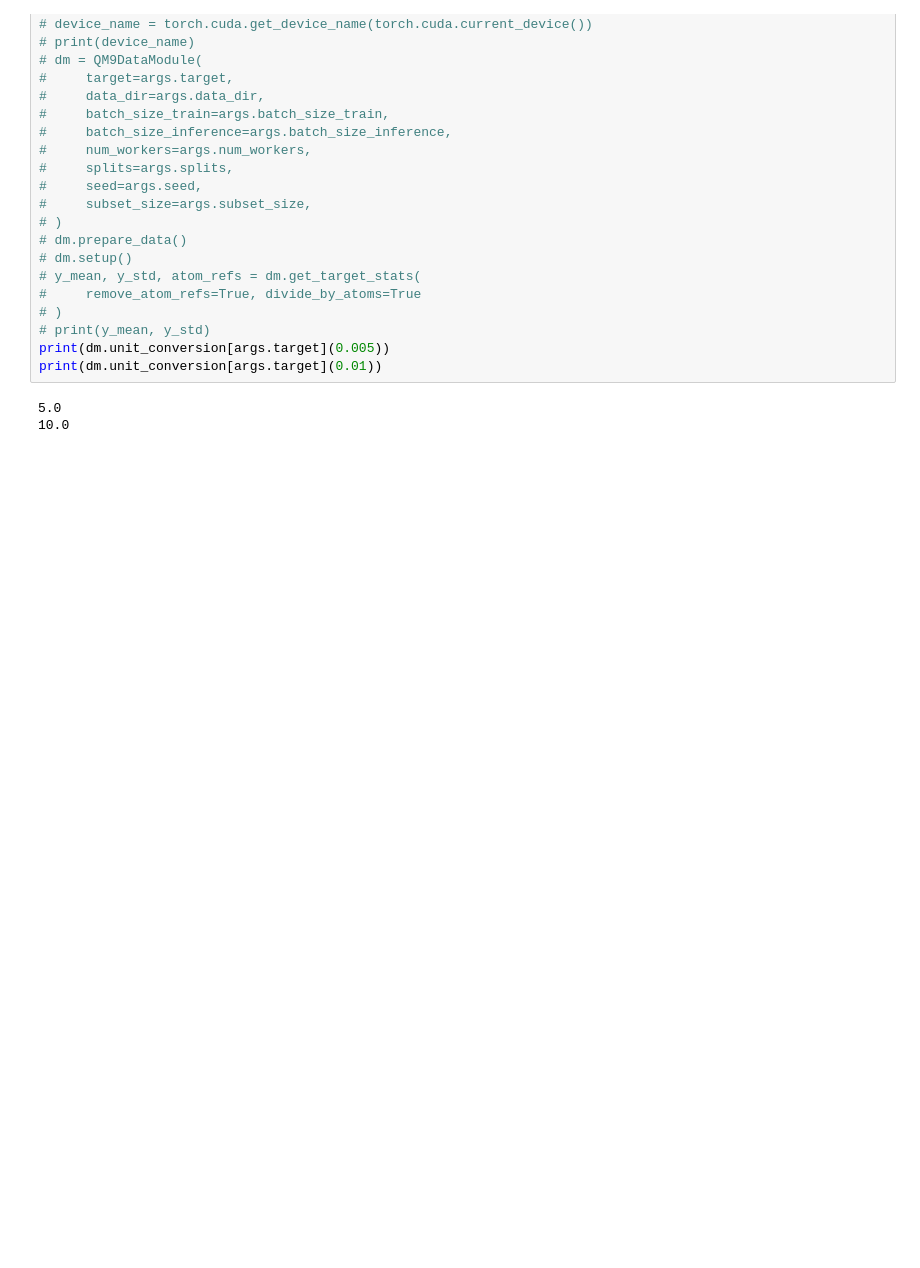
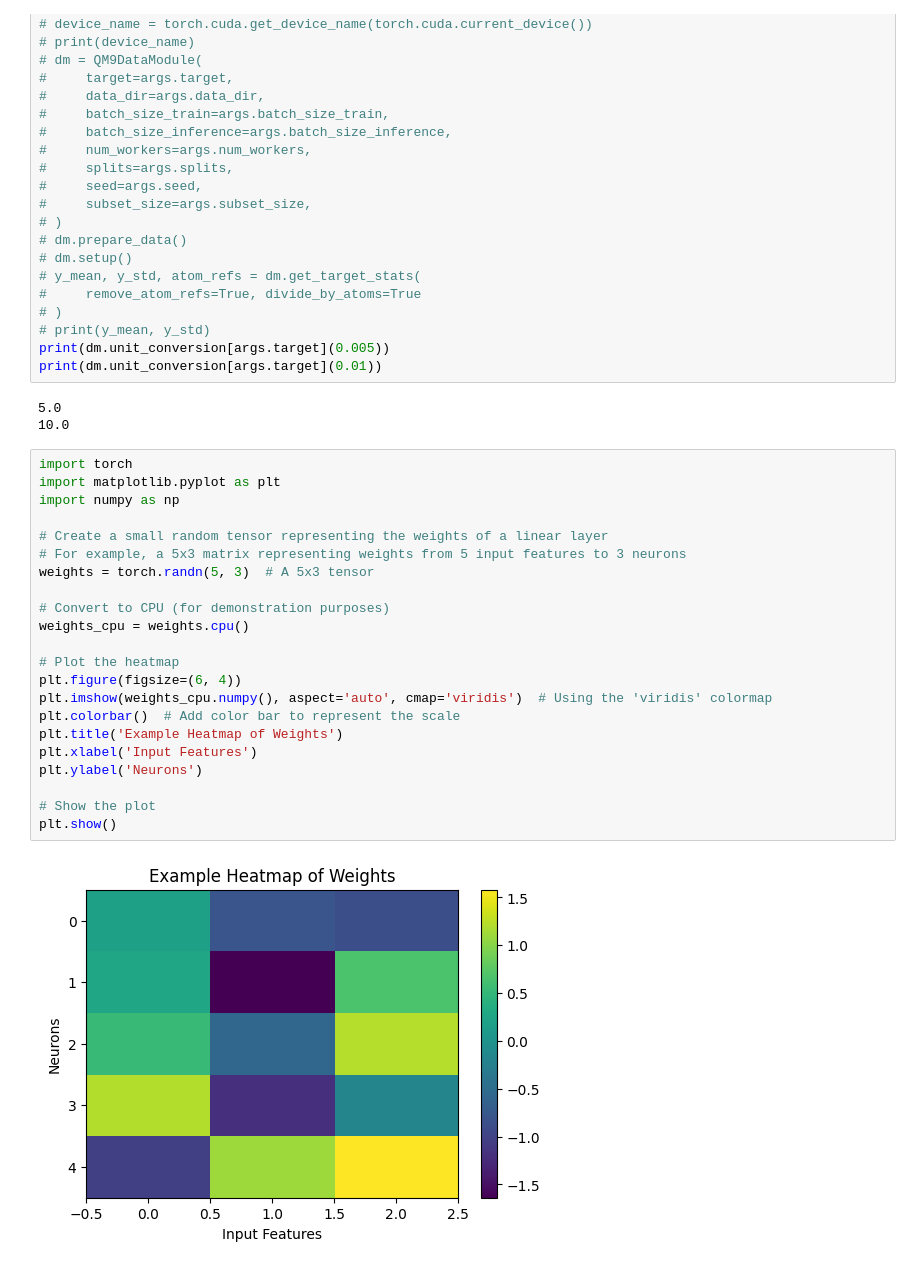
Before and after one commit to wen2720/02456_painn_project, a Jupyter notebook: notebookPaiNN.ipynb, the cells around one changed output. Cells and saved outputs as stored; diff of their text form; blank space fills up the shorter version.

```diff
--- a/notebookPaiNN.ipynb
+++ b/notebookPaiNN.ipynb
@@ -1124,3 +1126,27 @@ print(dm.unit_conversion[args.target](0.01))
 # %% [output]
 5.0
 10.0
+# %%
+import torch
+import matplotlib.pyplot as plt
+import numpy as np
+
+# Create a small random tensor representing the weights of a linear layer
+# For example, a 5x3 matrix representing weights from 5 input features to 3 neurons
+weights = torch.randn(5, 3)  # A 5x3 tensor
+
+# Convert to CPU (for demonstration purposes)
+weights_cpu = weights.cpu()
+
+# Plot the heatmap
+plt.figure(figsize=(6, 4))
+plt.imshow(weights_cpu.numpy(), aspect='auto', cmap='viridis')  # Using the 'viridis' colormap
+plt.colorbar()  # Add color bar to represent the scale
+plt.title('Example Heatmap of Weights')
+plt.xlabel('Input Features')
+plt.ylabel('Neurons')
+
+# Show the plot
+plt.show()
+# %% [output]
+[figure, added]
```
Also changed, not shown: parts of 1 cell of this notebook, 5 other files.
